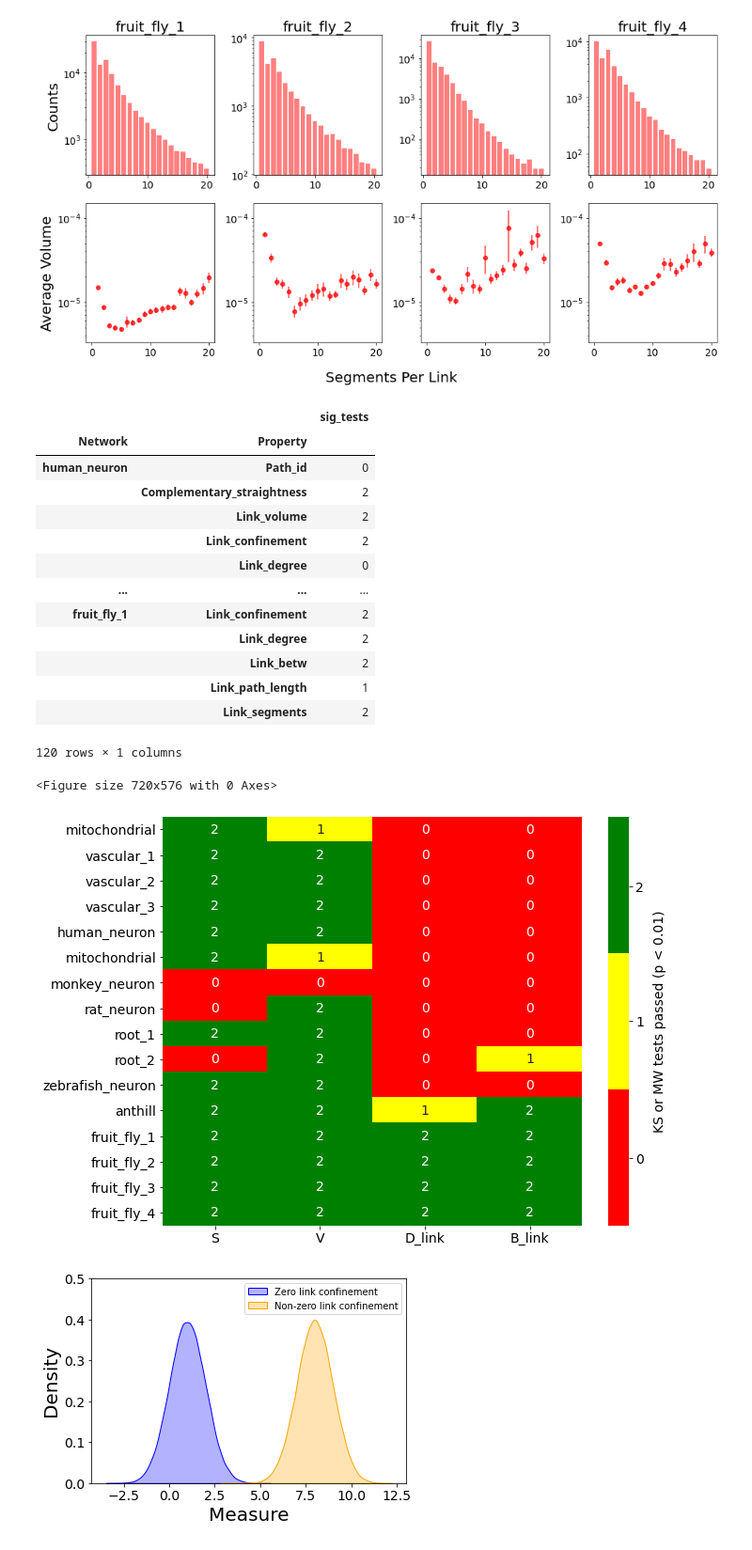
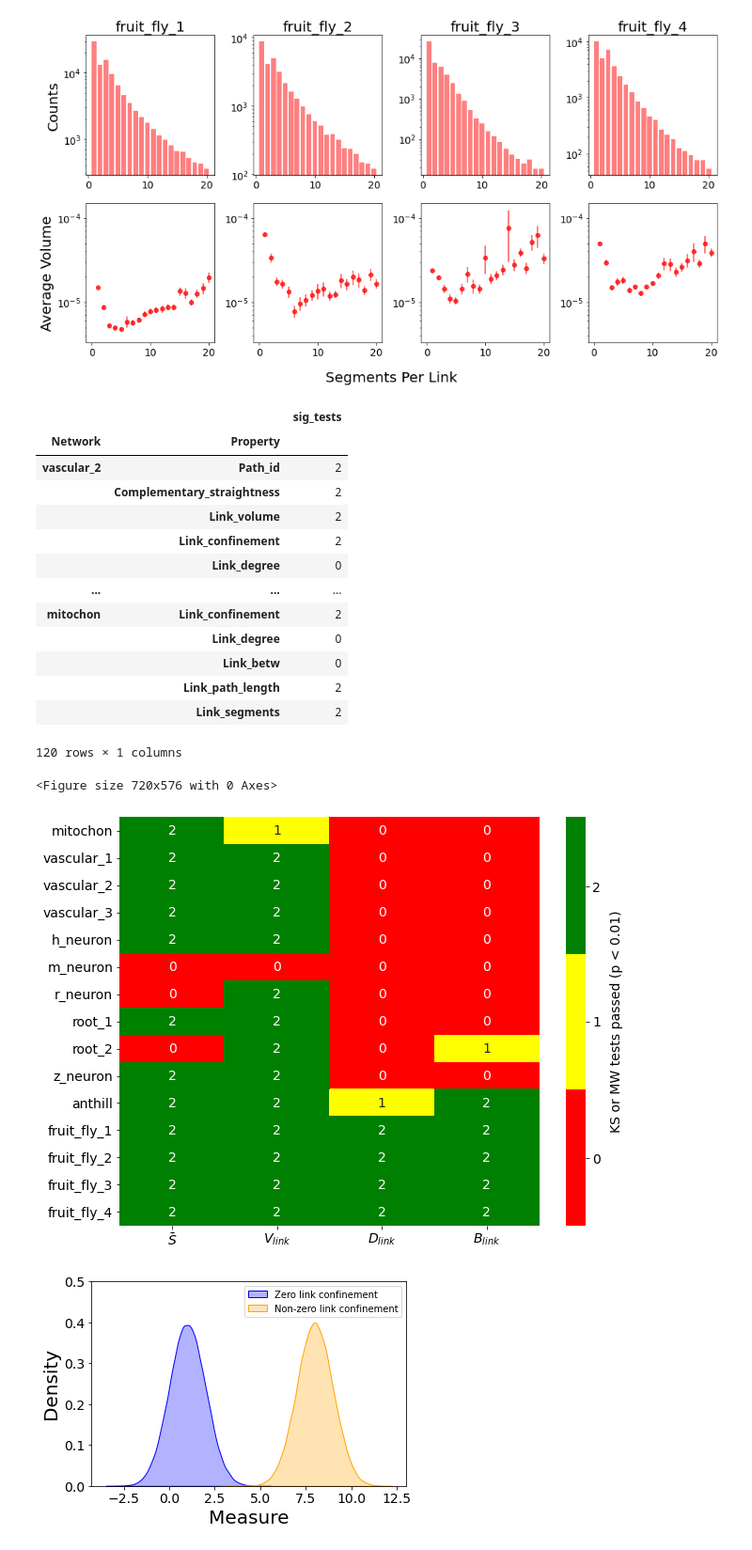
Before and after one commit to lukablagoje/three-dimensional-shape-connectivity-physical-network, a Jupyter notebook: 4. link_confinement_measure/3. directed_metagraph_all_results.ipynb, the cells around one changed output. Shown: that part at 94% size. Cells and saved outputs as stored; diff of their text form; code cells hidden in the pictures.

```diff
--- a/4. link_confinement_measure/3. directed_metagraph_all_results.ipynb
+++ b/4. link_confinement_measure/3. directed_metagraph_all_results.ipynb
@@ -322,12 +349,9 @@ df_full.index = ['vascular_1', 'vascular_2', 'vascular_3', 'mitochon',
 
 # Apply rounding and rename columns
 df_full = df_full.apply(lambda x: np.around(x,3))
-df_full.columns = [r'$\bar{S}$', '$V$', '$d_{L}$', '$B$']
+df_full.columns = [r'$\bar{S}$', '$V_{link}$', '$d_{link}$', '$B_{link}$']
 
 # Splitting the DataFrame into specific categories
 df_lattice = df_full.iloc[0:4,:]
 df_tree = df_full.iloc[4:11,:]  # Adjusted to include up to 'anthill'
 df_linked_tree = df_full.iloc[11:,:]  # For the last 4 entries
-
-# Display the full DataFrame as requested
-df_full
@@ -494,15 +503,6 @@ fruit_fly_3
 fruit_fly_4
 fruit_fly_1
 [figure]
-# %%
-volume_dict = {'name':[],'mean_link_volume':[],'std_link_volume':[],'mean_link_cs':[],'std_link_cs':[]}
-path_save = '3.link_df_properties/'
-for name in link_name_dictionary.keys():
-    volume_dict['name'].append(name)
-    volume_dict['mean_link_volume'].append(np.mean(list(link_name_dictionary[name]['Link_volume'])))
-    volume_dict['std_link_volume'].append(np.std(list(link_name_dictionary[name]['Link_volume'])))
-    volume_dict['mean_link_cs'].append(np.mean(list(link_name_dictionary[name]['Complementary_straightness'])))
-    volume_dict['std_link_cs'].append(np.std(list(link_name_dictionary[name]['Complementary_straightness'])))
 # %%
 def gini_coefficient(values):
     # Sort the values
@@ -641,8 +641,12 @@ medians_iqr_zero = []
 
 top_dfs = {}
 bottom_dfs = {}
-ks_mw_test_results = {name: {} for name in name_list}
 for name in name_list:
+    if name in name_change_dict.keys():
+        new_name = name_change_dict[name]
+    else:
+        new_name = name
+    ks_mw_test_results[new_name] = {}
     top_df = top_dfs_dict[name]
     bottom_df = bottom_dfs_dict[name]
     for prop in link_dictionary.keys():
@@ -667,7 +671,7 @@ for name in name_list:
         mw_p_value = perform_mann_whitney_u_test(top_data, bottom_data)
 
         # Store the p-values in the dictionary
-        ks_mw_test_results[name][prop] = {'KS P-Value': ks_p_value, 'MW P-Value': mw_p_value}
+        ks_mw_test_results[new_name][prop] = {'KS P-Value': ks_p_value, 'MW P-Value': mw_p_value}
 # Convert the results dictionary to a DataFrame
 results_df = pd.DataFrame.from_dict({(i, j): ks_mw_test_results[i][j]
                                      for i in ks_mw_test_results.keys()
@@ -701,16 +705,16 @@ results_df
 # %% [output]
 |  |  | sig_tests |
 | Network | Property |  |
-| human_neuron | Path_id | 0 |
+| vascular_2 | Path_id | 2 |
 |  | Complementary_straightness | 2 |
 |  | Link_volume | 2 |
 |  | Link_confinement | 2 |
 |  | Link_degree | 0 |
 | ... | ... | ... |
-| fruit_fly_1 | Link_confinement | 2 |
-|  | Link_degree | 2 |
-|  | Link_betw | 2 |
-|  | Link_path_length | 1 |
+| mitochon | Link_confinement | 2 |
+|  | Link_degree | 0 |
+|  | Link_betw | 0 |
+|  | Link_path_length | 2 |
 |  | Link_segments | 2 |
 120 rows × 1 columns
 # %%
@@ -722,38 +726,38 @@ heatmap_data = results_df.unstack(level='Property')
 if isinstance(heatmap_data.columns, pd.MultiIndex):
     heatmap_data.columns = heatmap_data.columns.droplevel(0)
 
 heatmap_data = heatmap_data[['Complementary_straightness','Link_volume','Link_degree','Link_betw']]
-heatmap_data.columns = ['S','V','D_link','B_link']
-custom_order =['mitochondrial', 'vascular_1', 'vascular_2', 'vascular_3',
-       'human_neuron', 'mitochondrial', 'monkey_neuron', 'rat_neuron',
+heatmap_data.columns = [r'$\bar{S}$',r'$V_{link}$',r'$D_{link}$',r'$B_{link}$']
+custom_order =['mitochon', 'vascular_1', 'vascular_2', 'vascular_3',
+       'h_neuron', 'm_neuron', 'r_neuron',
        'root_1', 'root_2',
-       'zebrafish_neuron','anthill', 'fruit_fly_1', 'fruit_fly_2', 'fruit_fly_3', 'fruit_fly_4']
+       'z_neuron','anthill', 'fruit_fly_1', 'fruit_fly_2', 'fruit_fly_3', 'fruit_fly_4']
 
 heatmap_data = heatmap_data.reindex(custom_order)
 # Creating the heatmap
 plt.figure(figsize=(10, 8))
 
 # Define a color map with three colors
 
 cmap = mcolors.ListedColormap(['red', 'yellow', 'green'])
 
 # Creating the heatmap
 plt.figure(figsize=(10, 8))
 ax = sns.heatmap(heatmap_data, annot=True, cmap=cmap, linewidths=0, cbar=True, fmt='d',annot_kws={"size": 14})
 
 ax.figure.axes[-1].set_ylabel('KS or MW tests passed (p < 0.01)', size=14, labelpad=10)
 
 # Setting colorbar ticks to [0, 1, 2]
 cbar = ax.collections[0].colorbar
 cbar.set_ticks([0.33, 1, 1.66])
 cbar.set_ticklabels([0, 1, 2])
 #plt.title('Heatmap of Significant Tests')
 plt.xlabel('')
 plt.ylabel('')
 plt.savefig('dist_tests.pdf', format='pdf',dpi=1200)
 # %% [output]
 <Figure size 720x576 with 0 Axes>
-[figure, old version]
+[figure, new version]
 # %%
 # Generating and plotting KDE for two normal distributions
 
```
Also changed, not shown: parts of 7 cells of this notebook, 1 other file.
